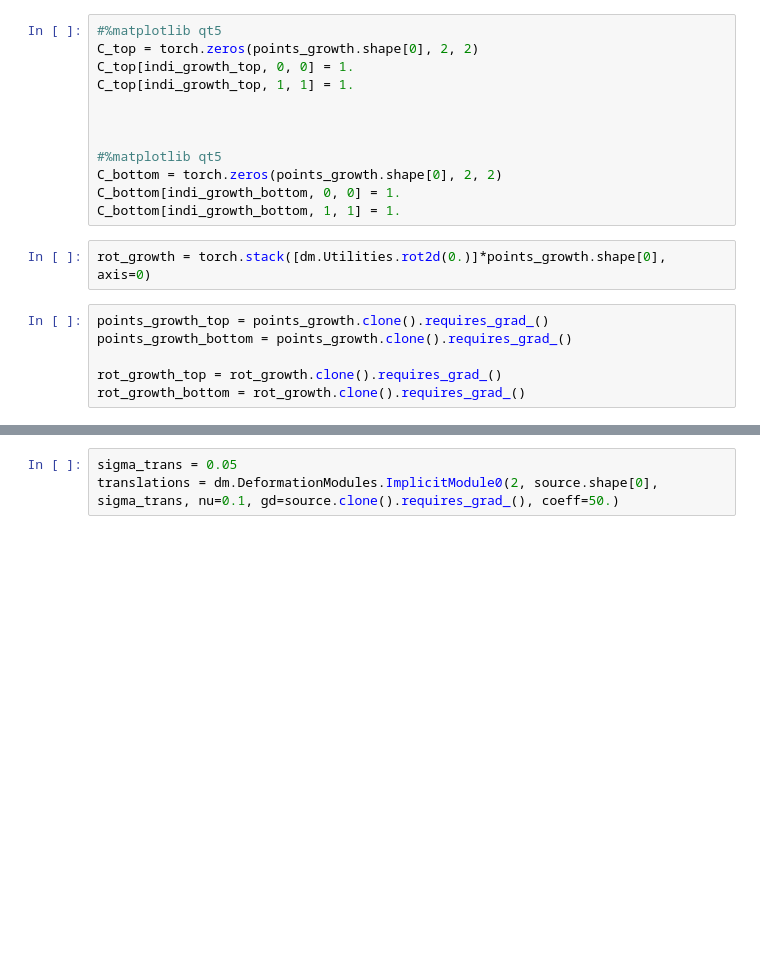
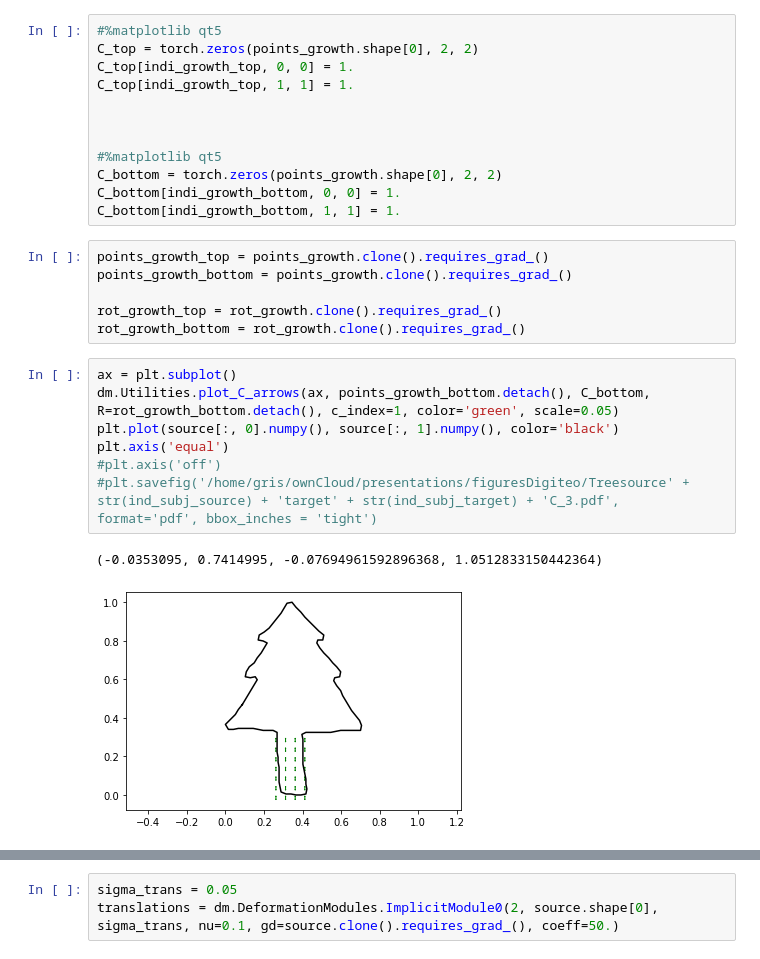
Before and after one commit to bgris/implicitmodules, a Jupyter notebook: script/torch/2Dshapes_tree.ipynb, the cells around one changed output, grey strips where cells are left out. Drawn from its saved outputs; the diff is of its cells as text; blank space fills up the shorter version.

```diff
--- a/script/torch/2Dshapes_tree.ipynb
+++ b/script/torch/2Dshapes_tree.ipynb
@@ -326,11 +330,19 @@ C_top[indi_growth_top, 1, 1] = 1.
 C_bottom = torch.zeros(points_growth.shape[0], 2, 2)
 C_bottom[indi_growth_bottom, 0, 0] = 1.
 C_bottom[indi_growth_bottom, 1, 1] = 1.
-# %%
-rot_growth = torch.stack([dm.Utilities.rot2d(0.)]*points_growth.shape[0], axis=0)
 # %%
 points_growth_top = points_growth.clone().requires_grad_()
 points_growth_bottom = points_growth.clone().requires_grad_()
 
 rot_growth_top = rot_growth.clone().requires_grad_()
 rot_growth_bottom = rot_growth.clone().requires_grad_()
+# %%
+ax = plt.subplot()
+dm.Utilities.plot_C_arrows(ax, points_growth_bottom.detach(), C_bottom, R=rot_growth_bottom.detach(), c_index=1, color='green', scale=0.05)
+plt.plot(source[:, 0].numpy(), source[:, 1].numpy(), color='black')
+plt.axis('equal')
+#plt.axis('off')
+#plt.savefig('/home/gris/ownCloud/presentations/figuresDigiteo/Treesource' + str(ind_subj_source) + 'target' + str(ind_subj_target) + 'C_3.pdf', format='pdf', bbox_inches = 'tight')
+# %% [output]
+(-0.0353095, 0.7414995, -0.07694961592896368, 1.0512833150442364)
+[figure, added]
```
Also changed, not shown: parts of 13 cells of this notebook, 1 other file.
